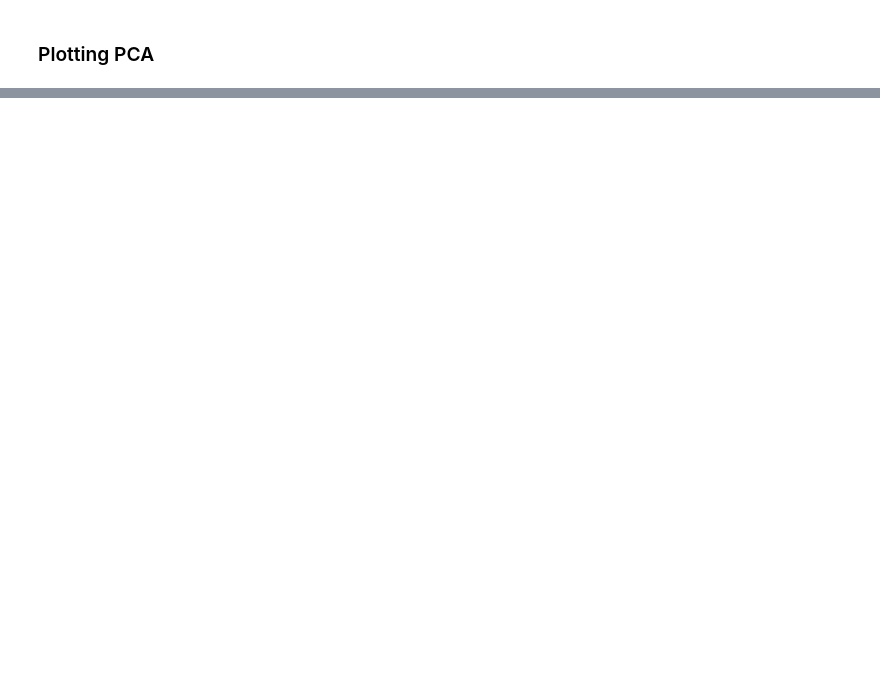
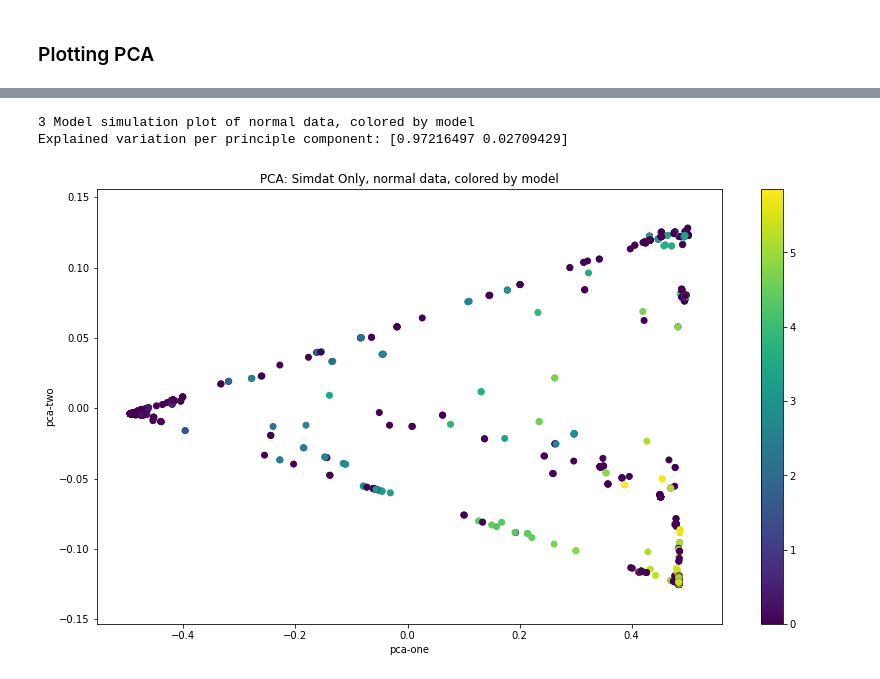
Before and after one commit to Read-Lab-UCI/Stochastic_Coexpression_Landscape_Analysis, a Jupyter notebook: tools/interactive_analysis/prob2D_PCA.ipynb, the cells around one changed output, grey strips where cells are left out. Saved outputs shown, nothing was run; the diff lists cells and outputs as text; code cells hidden in the pictures; blank space fills up the shorter version.

```diff
--- a/tools/interactive_analysis/prob2D_PCA.ipynb
+++ b/tools/interactive_analysis/prob2D_PCA.ipynb
@@ -317 +195,14 @@ Explained variation per principle component: [0.97216497 0.02709429]
+# %%
+# Plotting just simulation data
+print('3 Model simulation plot of normal data, colored by model')
+print('Explained variation per principle component: {}'.format(pca_2d.explained_variance_ratio_))
+
+plot_inputs['title']='PCA: Simdat Only, normal data, colored by model'
+plot_inputs['simdat_color_values'] = cleaned_sim_probvec_entropies
+
+plot_2d_pca(pca_2d_result_2_to_logic, plot_inputs, save_fig=False)
+# %% [output]
+3 Model simulation plot of normal data, colored by model
+Explained variation per principle component: [0.97216497 0.02709429]
+[figure, added]
 # %%
```
Also changed, not shown: parts of 40 cells of this notebook, 6 other files.
